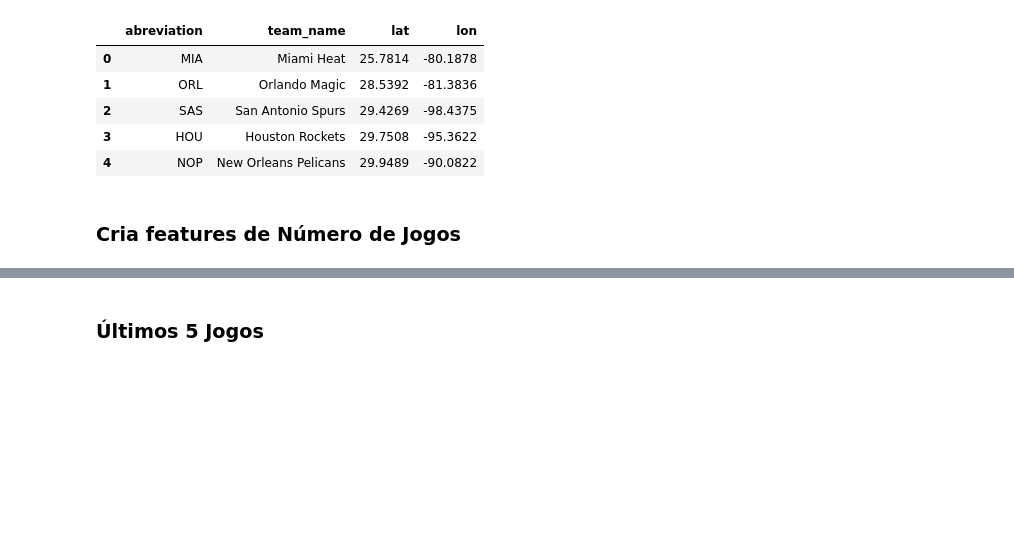
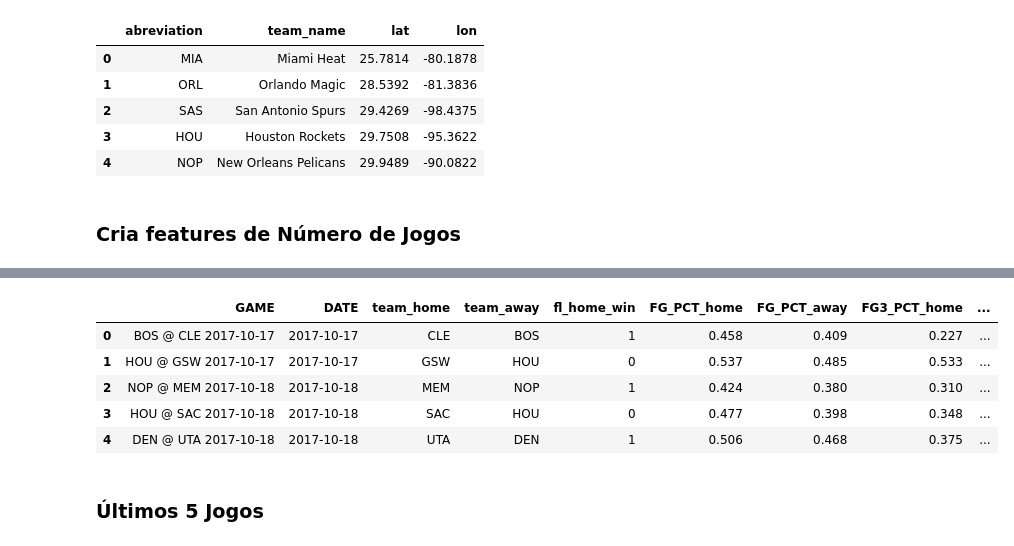
Before and after one commit to rafaelgasp/nba_games, a Jupyter notebook: Sumariza_Por_Jogo.ipynb, the cells around one changed output, grey strips where cells are left out. Saved outputs shown, nothing was run; the diff lists cells and outputs as text; code cells hidden in the pictures; blank space fills up the shorter version.

```diff
--- a/Sumariza_Por_Jogo.ipynb
+++ b/Sumariza_Por_Jogo.ipynb
@@ -159 +149,12 @@ all_games.head()
+# %%
+all_games = all_games[["GAME", "DATE", "team_home", "team_away", "fl_home_win", "FG_PCT_home",
+                       "FG_PCT_away", "FG3_PCT_home", "FG3_PCT_away"]]
+all_games.head()
+# %% [output]
+|  | GAME | DATE | team_home | team_away | fl_home_win | FG_PCT_home | FG_PCT_away | FG3_PCT_home | ... |
+| 0 | BOS @ CLE 2017-10-17 | 2017-10-17 | CLE | BOS | 1 | 0.458 | 0.409 | 0.227 | ... |
+| 1 | HOU @ GSW 2017-10-17 | 2017-10-17 | GSW | HOU | 0 | 0.537 | 0.485 | 0.533 | ... |
+| 2 | NOP @ MEM 2017-10-18 | 2017-10-18 | MEM | NOP | 1 | 0.424 | 0.380 | 0.310 | ... |
+| 3 | HOU @ SAC 2017-10-18 | 2017-10-18 | SAC | HOU | 0 | 0.477 | 0.398 | 0.348 | ... |
+| 4 | DEN @ UTA 2017-10-18 | 2017-10-18 | UTA | DEN | 1 | 0.506 | 0.468 | 0.375 | ... |
 # %%
```
Also changed, not shown: parts of 21 cells of this notebook, 3 other files.
